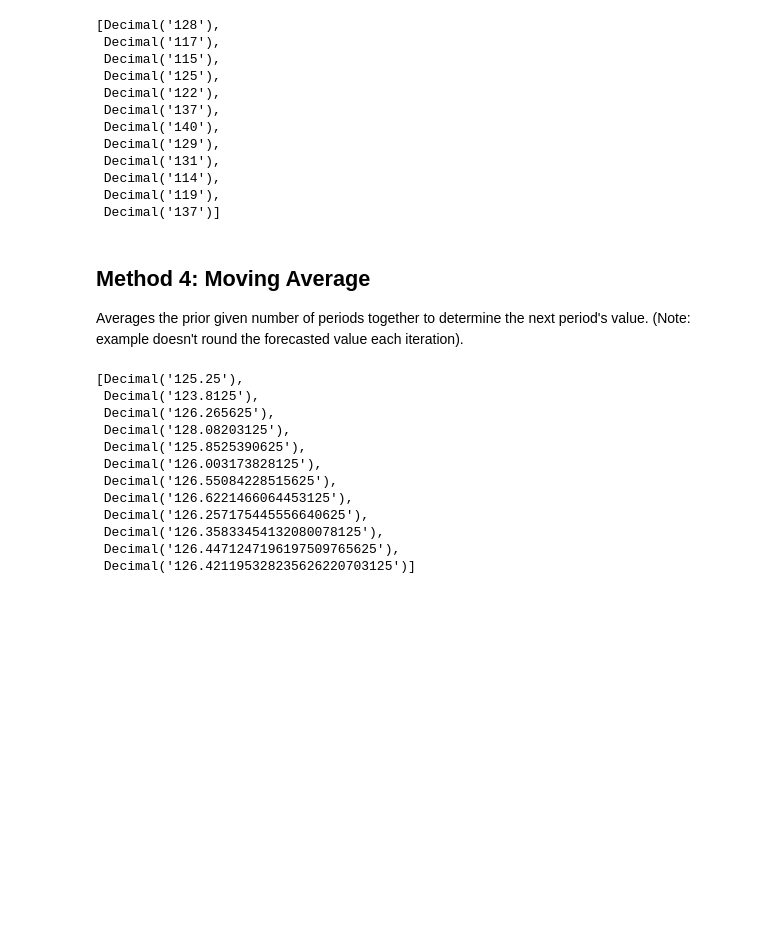
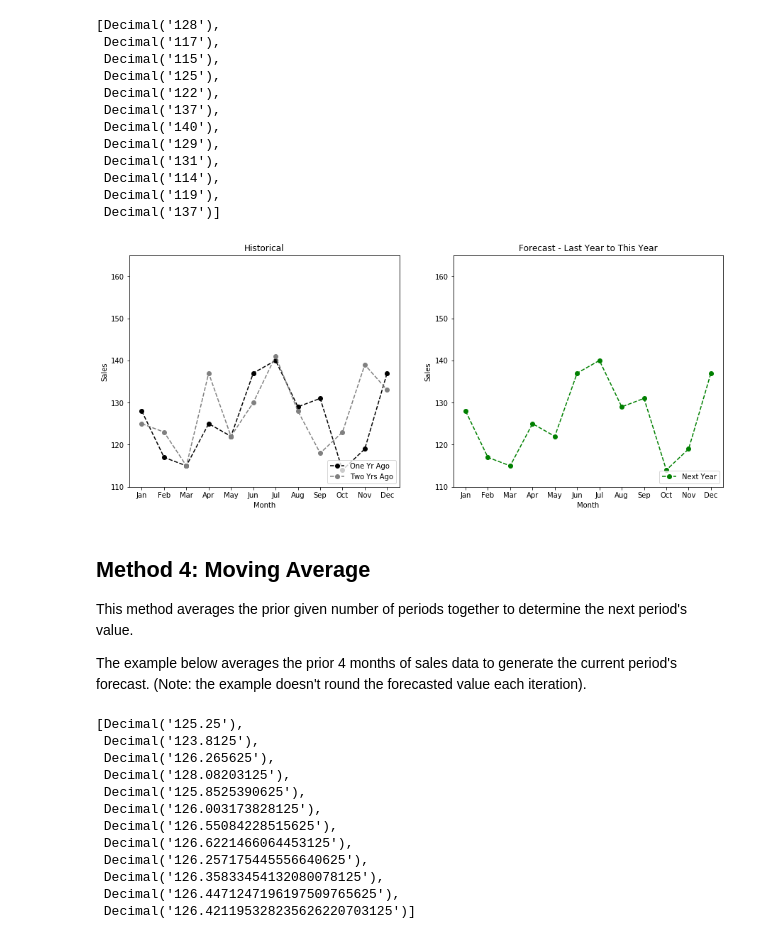
Before and after one commit to agritheory/forecast, a Jupyter notebook: temp_example_calcs.ipynb, the cells around one changed output. Cells and saved outputs as stored; diff of their text form; code cells hidden in the pictures; blank space fills up the shorter version.

```diff
--- a/temp_example_calcs.ipynb
+++ b/temp_example_calcs.ipynb
@@ -137,11 +162,15 @@ last_year_to_this_year
  Decimal('119'),
  Decimal('137')]
 # %%
-# make_plots(last_year_to_this_year, 'Last Year to This Year')
+make_plots(last_year_to_this_year, 'Last Year to This Year')
+# %% [output]
+[figure, added]
 # %% [markdown]
 ## <a name="movingaverage"></a>Method 4: Moving Average
 
-Averages the prior given number of periods together to determine the next period's value. (Note: example doesn't round the forecasted value each iteration).
+This method averages the prior given number of periods together to determine the next period's value.
+
+The example below averages the prior 4 months of sales data to generate the current period's forecast. (Note: the example doesn't round the forecasted value each iteration).
 # %%
 periods_4 = 4
 moving_average = one_year_ago[-periods_4:]
```
Also changed, not shown: parts of 19 cells of this notebook.
